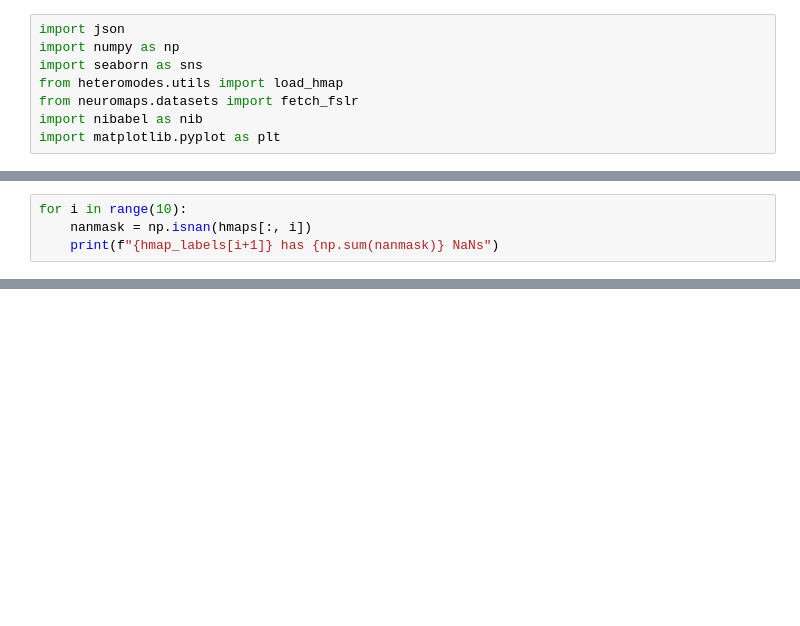
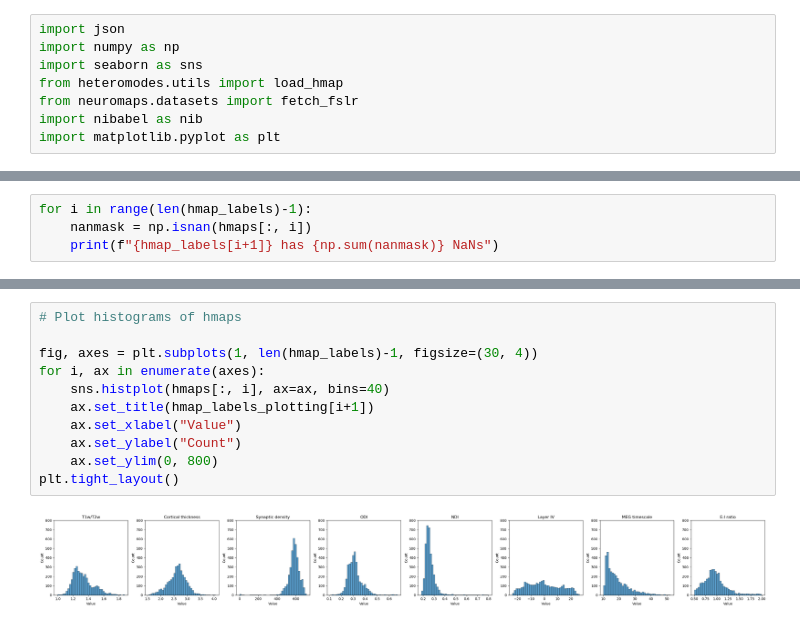
Before and after one commit to VictorBarnes/HeteroModes, a Jupyter notebook: scripts/hmap_corrs.ipynb, the cells around one changed output, grey strips where cells are left out. Cells and saved outputs as stored; diff of their text form; blank space fills up the shorter version.

```diff
--- a/scripts/hmap_corrs.ipynb
+++ b/scripts/hmap_corrs.ipynb
@@ -27,5 +32,5 @@ print(hmaps.shape)
 # %%
-for i in range(10):
+for i in range(len(hmap_labels)-1):
     nanmask = np.isnan(hmaps[:, i])
     print(f"{hmap_labels[i+1]} has {np.sum(nanmask)} NaNs")
 # %% [output]
@@ -64,0 +68,13 @@ fig = plot_brain(surf, unmask(hmaps, medmask), labels=hmap_labels_plotting[1:],
+# %%
+# Plot histograms of hmaps
+
+fig, axes = plt.subplots(1, len(hmap_labels)-1, figsize=(30, 4))
+for i, ax in enumerate(axes):
+    sns.histplot(hmaps[:, i], ax=ax, bins=40)
+    ax.set_title(hmap_labels_plotting[i+1])
+    ax.set_xlabel("Value")
+    ax.set_ylabel("Count")
+    ax.set_ylim(0, 800)
+plt.tight_layout()
+# %% [output]
+[figure, added]
```
Also changed, not shown: parts of 5 cells of this notebook.
